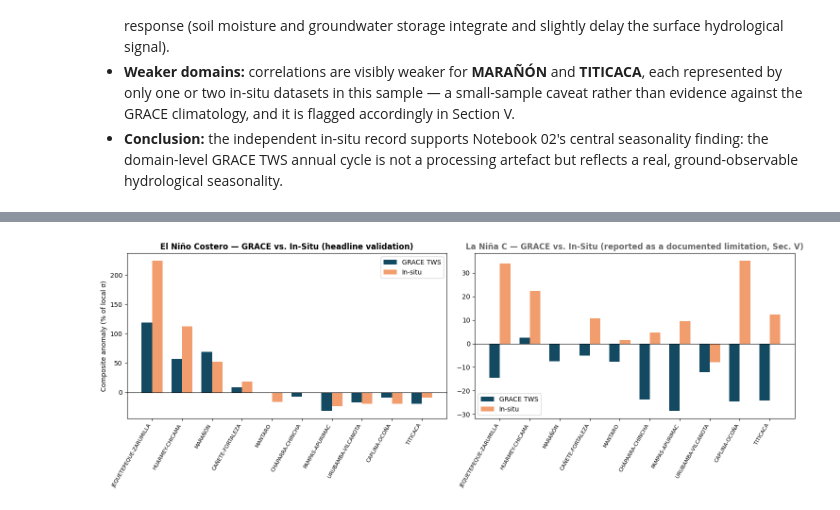
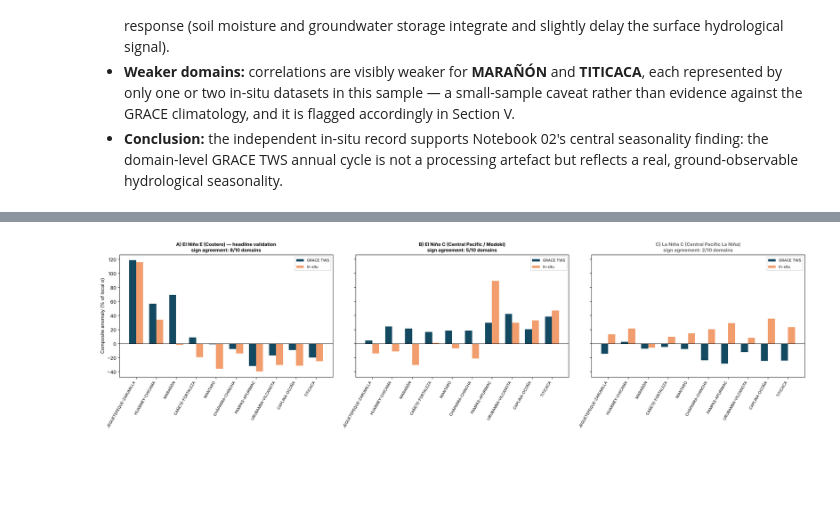
Before and after one commit to jnolorbe/hydrology-peru, a Jupyter notebook: notebooks/04_insitu_validation_seasonality_and_enso_dipole.ipynb, the cells around one changed output, grey strips where cells are left out. Cells and saved outputs as stored; diff of their text form; code cells hidden in the pictures; blank space fills up the shorter version.

Commit message:
Notebook 04: validate E/C regimes (El Niño E, El Niño C/Modoki, La Niña C) with ERSSTv6 E/C index

```diff
--- a/notebooks/04_insitu_validation_seasonality_and_enso_dipole.ipynb
+++ b/notebooks/04_insitu_validation_seasonality_and_enso_dipole.ipynb
@@ -123,7 +132,8 @@ DATA_PATH = os.path.join(REPO_NAME, "data")
 SHP_PATH = os.path.join(REPO_NAME, "data/shapefiles")
 
 TWS_FILE = os.path.join(DATA_PATH, "processed/GRACE_Peru_final_IQR1_5.nc")
-ENSO_FILE = os.path.join(DATA_PATH, "enso/ecindex_ersstv5.csv")
+ENSO_FILE = os.path.join(DATA_PATH, "enso/ecindex_ersstv5.csv")                    # IGP E/C, ERSSTv5, 2002+ (Notebook 03)
+ENSO_V6_FILE = os.path.join(DATA_PATH, "enso/ecindex_ersstv6.csv")                 # IGP E/C, ERSSTv6, 1850–present
 SHP_AAA_FILE = os.path.join(SHP_PATH, "hydroAAA_domains/Autoridad_Administrativa_del_Agua.shp")
 INSITU_PATH = os.path.join(DATA_PATH, "insitu")
 INSITU_INDEX_FILE = os.path.join(INSITU_PATH, "insitu_index.csv")
@@ -663,6 +783,9 @@ print("✓ classify_month() ready — real E/C index where available, documented
 # =================================================================
 # 4.3. IN-SITU ENSO COMPOSITE (PER FILE, REAL-DATE SERIES ONLY)
 # =================================================================
+PHASES = ['nino_e', 'nino_c', 'nina_c']   # El Niño E, El Niño C (Modoki), La Niña C
+
+
 def parse_real_series(fp):
     """Monthly mean series indexed by a real Timestamp; None if no usable dates."""
     df = pd.read_csv(fp)
@@ -686,11 +809,12 @@ def parse_real_series(fp):
 
 def composite_pct(serie, fase_labels):
     neutral_vals = serie[fase_labels == 'neutral']
-    if len(neutral_vals) < 6 or neutral_vals.std(ddof=0) in (0, np.nan) or np.isnan(neutral_vals.std(ddof=0)):
+    sd0 = neutral_vals.std(ddof=0)
+    if len(neutral_vals) < 6 or not np.isfinite(sd0) or sd0 == 0:
         return {}
     mu, sd = neutral_vals.mean(), neutral_vals.std(ddof=0)
     out = {}
-    for fase in ['nino_e', 'nina_c']:
+    for fase in PHASES:
         vals = serie[fase_labels == fase]
         out[fase] = ((vals.mean() - mu) / sd * 100, len(vals)) if len(vals) >= 3 else (np.nan, len(vals))
     return out
@@ -709,7 +833,7 @@ for fname in insitu_files:
     meta = df_insitu_index[df_insitu_index.archivo == fname]
     domain = meta['dominio_AAA'].iloc[0] if not meta.empty else None
     row = {'archivo': fname, 'dominio_AAA': domain}
-    for fase in ['nino_e', 'nina_c']:
+    for fase in PHASES:
         pct, n = comp.get(fase, (np.nan, 0))
         row[f'{fase}_pct'], row[f'{fase}_n'] = pct, n
     insitu_dipole_rows.append(row)
@@ -717,6 +841,11 @@ for fname in insitu_files:
 df_insitu_dipole = pd.DataFrame(insitu_dipole_rows)
 print(f"✓ In-situ ENSO composite computed for {len(df_insitu_dipole)}/{len(insitu_files)} files with a real date column.")
 print(f"  ({len(skipped_no_dates)} files are pre-aggregated multi-station climatologies with no real dates; not usable for this section.)")
+
+# Months per phase actually used (all files pooled) — shows the sample behind each composite
+_n = df_insitu_dipole[[f'{f}_n' for f in PHASES]].sum()
+print(f"  Station-months pooled → El Niño E: {int(_n['nino_e_n'])} | El Niño C (Modoki): {int(_n['nino_c_n'])} | "
+      f"La Niña C: {int(_n['nina_c_n'])}")
 # %% [output]
 ✓ In-situ ENSO composite computed for 64/72 files with a real date column.
   (7 files are pre-aggregated multi-station climatologies with no real dates; not usable for this section.)
@@ -760,32 +894,30 @@ La Niña C        — sign agreement: 2/10 domains
 # %%
 # =================================================================
-# 4.5. VISUALIZATION — GRACE vs. IN-SITU COMPOSITE ANOMALY BY DOMAIN
+# 4.5. VISUALIZATION — GRACE vs. IN-SITU COMPOSITE ANOMALY BY DOMAIN AND REGIME
 # =================================================================
-fig, axes = plt.subplots(1, 2, figsize=(15, 5.5))
+fig, axes = plt.subplots(1, 3, figsize=(21, 5.8), sharey=True)
 
 order = df_dipole_comparison.index.tolist()
 x = np.arange(len(order))
 width = 0.35
 
-ax = axes[0]
-ax.bar(x - width/2, df_dipole_comparison.loc[order, 'grace_ninoE_pct'], width, label='GRACE TWS', color=cmc.batlow(0.15))
-ax.bar(x + width/2, df_dipole_comparison.loc[order, 'insitu_ninoE_pct'], width, label='In-situ', color=cmc.batlow(0.75))
-ax.axhline(0, color='black', lw=0.8)
-ax.set_xticks(x); ax.set_xticklabels(order, rotation=60, ha='right', fontsize=8)
-ax.set_ylabel('Composite anomaly (% of local σ)')
-ax.set_title('El Niño Costero — GRACE vs. In-Situ (headline validation)', fontweight='bold')
-ax.legend()
-
-ax = axes[1]
-ax.bar(x - width/2, df_dipole_comparison.loc[order, 'grace_ninaC_pct'], width, label='GRACE TWS', color=cmc.batlow(0.15))
-ax.bar(x + width/2, df_dipole_comparison.loc[order, 'insitu_ninaC_pct'], width, label='In-situ', color=cmc.batlow(0.75))
-ax.axhline(0, color='black', lw=0.8)
-ax.set_xticks(x); ax.set_xticklabels(order, rotation=60, ha='right', fontsize=8)
-ax.set_title('La Niña C — GRACE vs. In-Situ (reported as a documented limitation, Sec. V)', fontweight='bold', color='dimgrey')
-ax.legend()
+panel_titles = {
+    'ninoE': ('A) El Niño E (Costero) — headline validation', 'black'),
+    'ninoC': ('B) El Niño C (Central Pacific / Modoki)', 'black'),
+    'ninaC': ('C) La Niña C (Central Pacific La Niña)', 'dimgrey'),
+}
+for ax, (key, (title, color)) in zip(axes, panel_titles.items()):
+    ax.bar(x - width/2, df_dipole_comparison.loc[order, f'grace_{key}_pct'], width, label='GRACE TWS', color=cmc.batlow(0.15))
+    ax.bar(x + width/2, df_dipole_comparison.loc[order, f'insitu_{key}_pct'], width, label='In-situ', color=cmc.batlow(0.75))
+    ax.axhline(0, color='black', lw=0.8)
+    ax.set_xticks(x); ax.set_xticklabels(order, rotation=60, ha='right', fontsize=8)
+    n_match, n_valid = sign_summary[REGIMES[key][0]]
+    ax.set_title(f'{title}\nsign agreement: {n_match}/{n_valid} domains', fontweight='bold', color=color, fontsize=10)
+    ax.legend(fontsize=8)
+axes[0].set_ylabel('Composite anomaly (% of local σ)')
 
 plt.tight_layout()
-plt.savefig('fase4_enso_dipole_validation.png', dpi=150, bbox_inches='tight')
+plt.savefig('fase4_enso_regimes_validation.png', dpi=150, bbox_inches='tight')
 plt.show()
 # %% [output]
-[figure, old version]
+[figure, new version]
```
Also changed, not shown: parts of 18 cells of this notebook, 3 other files.
